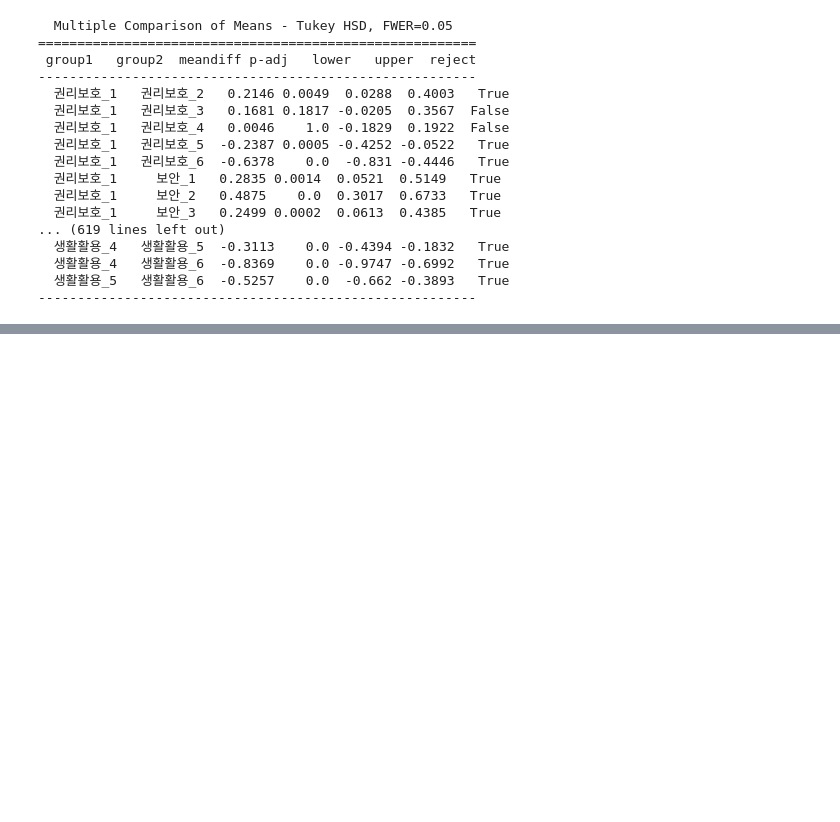
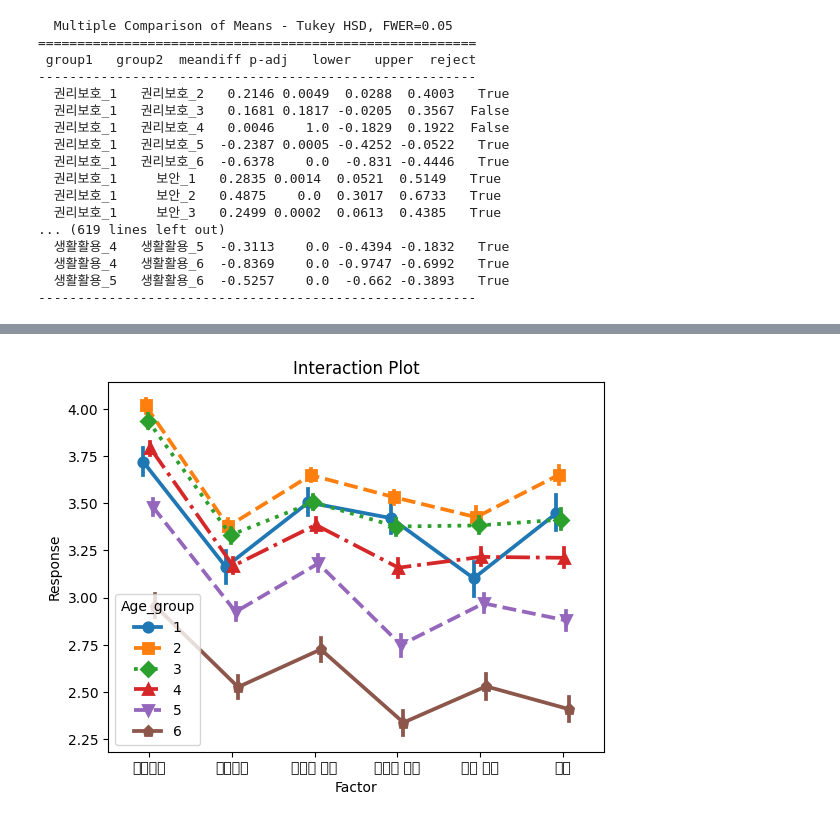
Before and after one commit to abalckpie/professorahn, a Jupyter notebook: 반복측정_변량분석3.ipynb, the cells around one changed output, grey strips where cells are left out. Drawn from its saved outputs; the diff is of its cells as text; code cells hidden in the pictures; blank space fills up the shorter version.

```diff
--- a/반복측정_변량분석3.ipynb
+++ b/반복측정_변량분석3.ipynb
@@ -85,3 +85,13 @@ print(tukey)
   생활활용_4   생활활용_6  -0.8369    0.0 -0.9747 -0.6992   True
   생활활용_5   생활활용_6  -0.5257    0.0  -0.662 -0.3893   True
 --------------------------------------------------------
+# %%
+num_hue_levels = len(long_data['Age_group'].unique())
+markers = ['o', 's', 'D', '^', 'v', 'p', '*', 'h', '+', 'x'][:num_hue_levels]
+linestyles = ['-', '--', ':', '-.', '--', '-', '--', ':', '-.', '--'][:num_hue_levels]
+
+sns.pointplot(x='Factor', y='Response', hue='Age_group', data=long_data,
+              dodge=True, markers=markers, linestyles=linestyles)
+plt.title('Interaction Plot')
+plt.show()
+# %% [output]
@@ -87,0 +115 @@ print(tukey)
+[figure, added]
```
Also changed, not shown: parts of 1 cell of this notebook.
